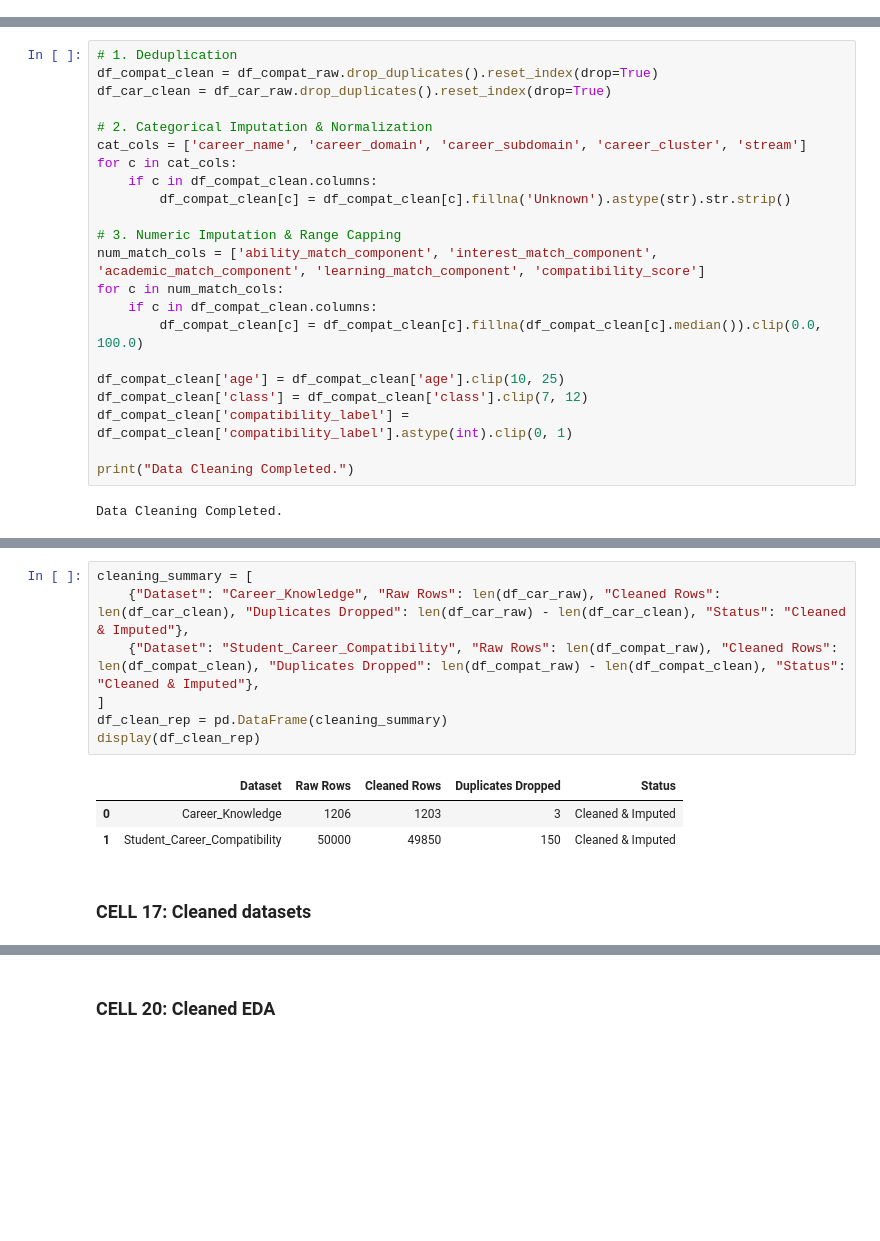
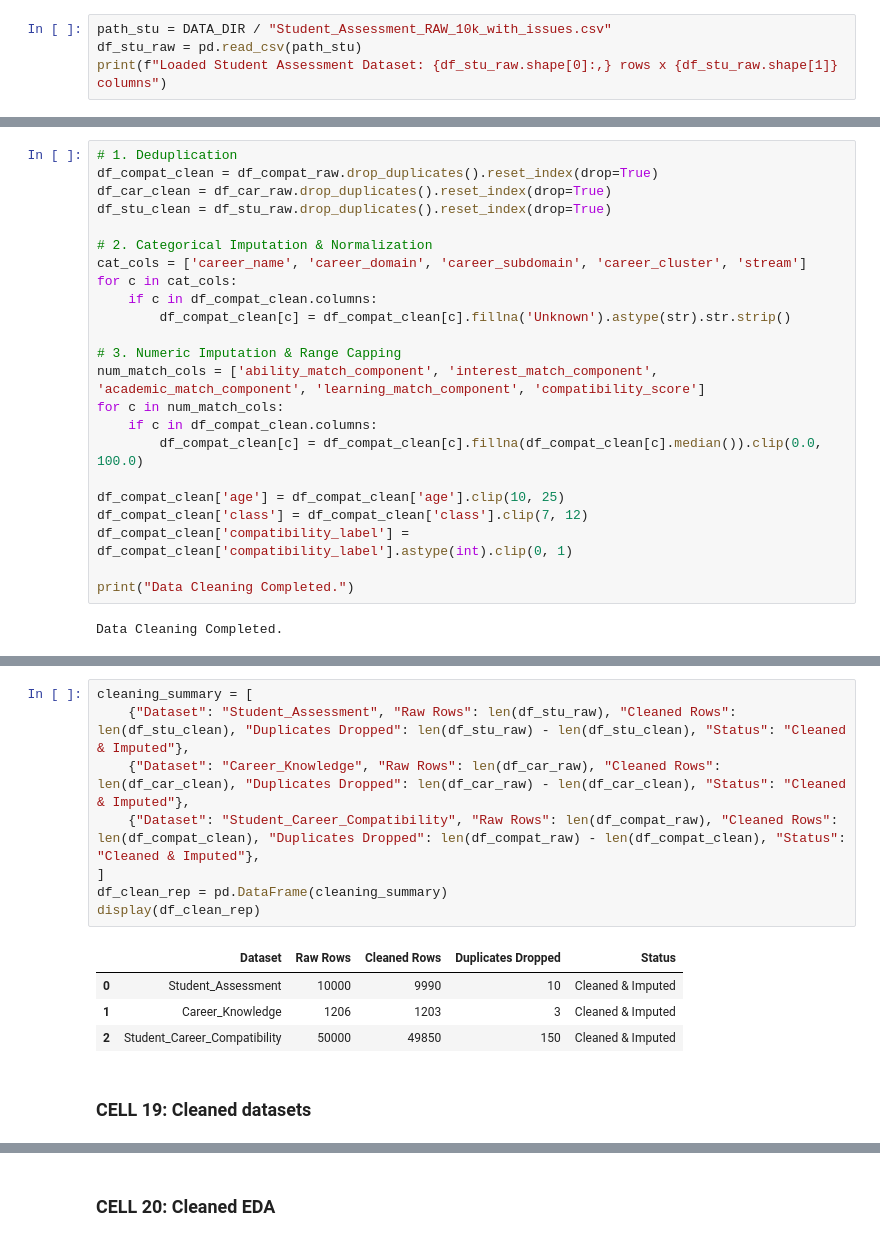
Before and after one commit to AMB-007/Personalized-Career-Recommendation-System-Using-Machine-Learning, a Jupyter notebook: Datasets/Career_Recommendation_ML_Training_EDA_SHAP.ipynb, the cells around one changed output, grey strips where cells are left out. Drawn from its saved outputs; the diff is of its cells as text; blank space fills up the shorter version.

```diff
--- a/Datasets/Career_Recommendation_ML_Training_EDA_SHAP.ipynb
+++ b/Datasets/Career_Recommendation_ML_Training_EDA_SHAP.ipynb
@@ -74,0 +75,4 @@ Seed: 42 | Confidence Margin (Delta): 0.15
+# %%
+path_stu = DATA_DIR / "Student_Assessment_RAW_10k_with_issues.csv"
+df_stu_raw = pd.read_csv(path_stu)
+print(f"Loaded Student Assessment Dataset: {df_stu_raw.shape[0]:,} rows x {df_stu_raw.shape[1]} columns")
@@ -331,6 +364,7 @@ plt.show()
 # 1. Deduplication
 df_compat_clean = df_compat_raw.drop_duplicates().reset_index(drop=True)
 df_car_clean = df_car_raw.drop_duplicates().reset_index(drop=True)
+df_stu_clean = df_stu_raw.drop_duplicates().reset_index(drop=True)
 
 # 2. Categorical Imputation & Normalization
 cat_cols = ['career_name', 'career_domain', 'career_subdomain', 'career_cluster', 'stream']
@@ -356,14 +390,16 @@ Data Cleaning Completed.
 # %%
 cleaning_summary = [
+    {"Dataset": "Student_Assessment", "Raw Rows": len(df_stu_raw), "Cleaned Rows": len(df_stu_clean), "Duplicates Dropped": len(df_stu_raw) - len(df_stu_clean), "Status": "Cleaned & Imputed"},
     {"Dataset": "Career_Knowledge", "Raw Rows": len(df_car_raw), "Cleaned Rows": len(df_car_clean), "Duplicates Dropped": len(df_car_raw) - len(df_car_clean), "Status": "Cleaned & Imputed"},
     {"Dataset": "Student_Career_Compatibility", "Raw Rows": len(df_compat_raw), "Cleaned Rows": len(df_compat_clean), "Duplicates Dropped": len(df_compat_raw) - len(df_compat_clean), "Status": "Cleaned & Imputed"},
 ]
 df_clean_rep = pd.DataFrame(cleaning_summary)
 display(df_clean_rep)
 # %% [output]
 |  | Dataset | Raw Rows | Cleaned Rows | Duplicates Dropped | Status |
-| 0 | Career_Knowledge | 1206 | 1203 | 3 | Cleaned & Imputed |
-| 1 | Student_Career_Compatibility | 50000 | 49850 | 150 | Cleaned & Imputed |
+| 0 | Student_Assessment | 10000 | 9990 | 10 | Cleaned & Imputed |
+| 1 | Career_Knowledge | 1206 | 1203 | 3 | Cleaned & Imputed |
+| 2 | Student_Career_Compatibility | 50000 | 49850 | 150 | Cleaned & Imputed |
 # %% [markdown]
-### CELL 17: Cleaned datasets
+### CELL 19: Cleaned datasets
 # %%
```
Also changed, not shown: parts of 30 cells of this notebook, 19 other files.
